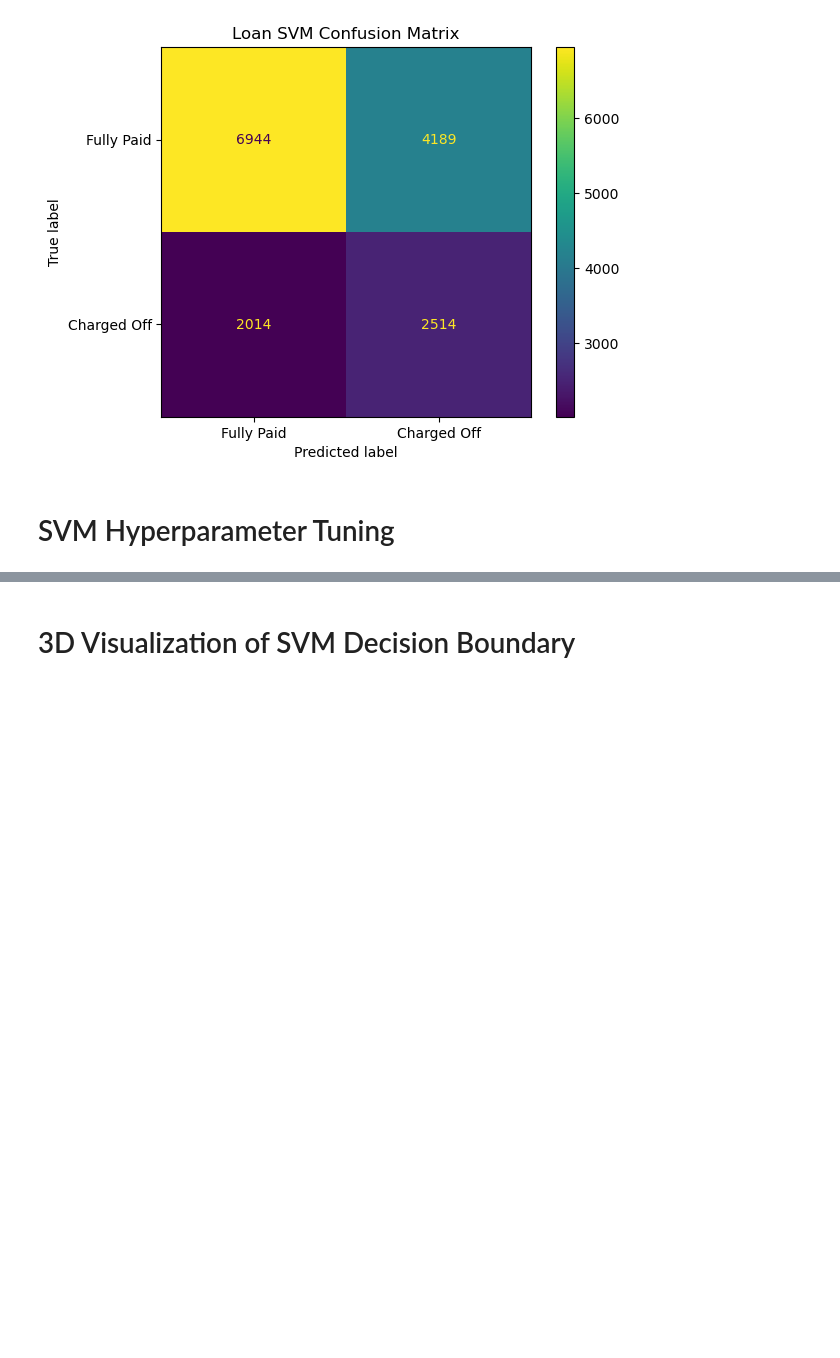
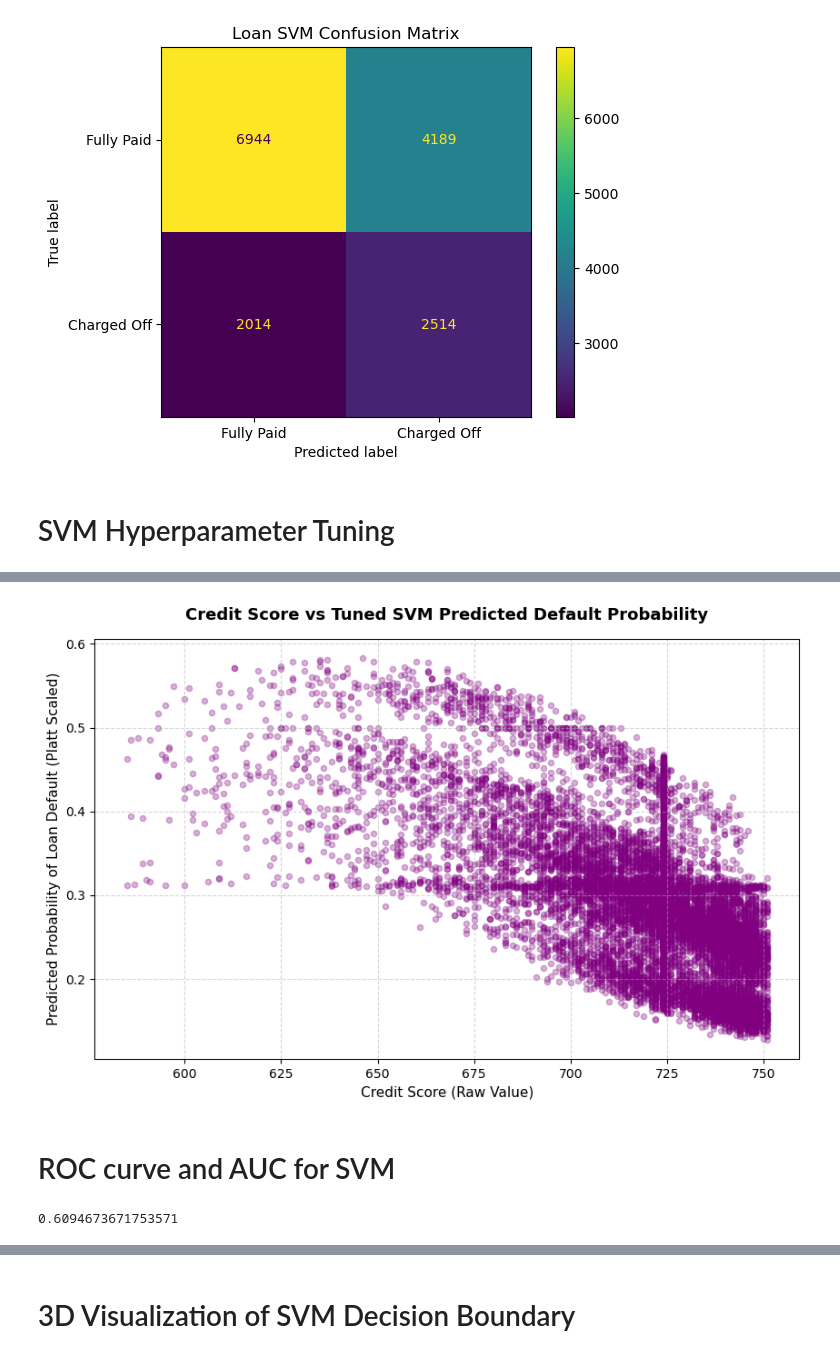
Before and after one commit to PratikG091202/credit-risk-prediction-ml, a Jupyter notebook: credit_risk_analysis.ipynb, the cells around one changed output, grey strips where cells are left out. Drawn from its saved outputs; the diff is of its cells as text; code cells hidden in the pictures; blank space fills up the shorter version.

```diff
--- a/credit_risk_analysis.ipynb
+++ b/credit_risk_analysis.ipynb
@@ -716,0 +717,2 @@ SVM Recall: 0.5552120141342756
+# %%
+Y_pred_proba_svm = best_svm.predict_proba(X_test_scaled)
@@ -716,0 +729,22 @@ SVM Recall: 0.5552120141342756
+# %%
+plt.figure(figsize=(10, 6))
+plt.scatter(
+    X_test['Credit Score'],
+    Y_pred_proba_svm[:, 1],
+    alpha=0.3,          # High enough opacity to clearly see the smooth distribution
+    color='purple',
+    s=20)
+plt.xlabel("Credit Score (Raw Value)", fontsize=11)
+plt.ylabel("Predicted Probability of Loan Default (Platt Scaled)", fontsize=11)
+plt.title("Credit Score vs Tuned SVM Predicted Default Probability", fontsize=13, pad=15, weight='bold')
+plt.grid(True, linestyle='--', alpha=0.5)
+
+# # Keep the focus tight around the relevant core credit scores
+# plt.xlim([X_test['Credit Score'].min() - 10, 850])
+
+# plt.tight_layout()
+plt.show()
+# %% [output]
+[figure, added]
+# %% [markdown]
+# ROC curve and AUC for SVM
@@ -716,0 +753,6 @@ SVM Recall: 0.5552120141342756
+# %%
+fpr, tpr, _ = roc_curve(Y_test,Y_pred_proba_svm[:,1])
+roc_auc_svm = auc(fpr,tpr)
+roc_auc_svm
+# %% [output]
+0.6094673671753571
```
Also changed, not shown: parts of 49 cells of this notebook.
